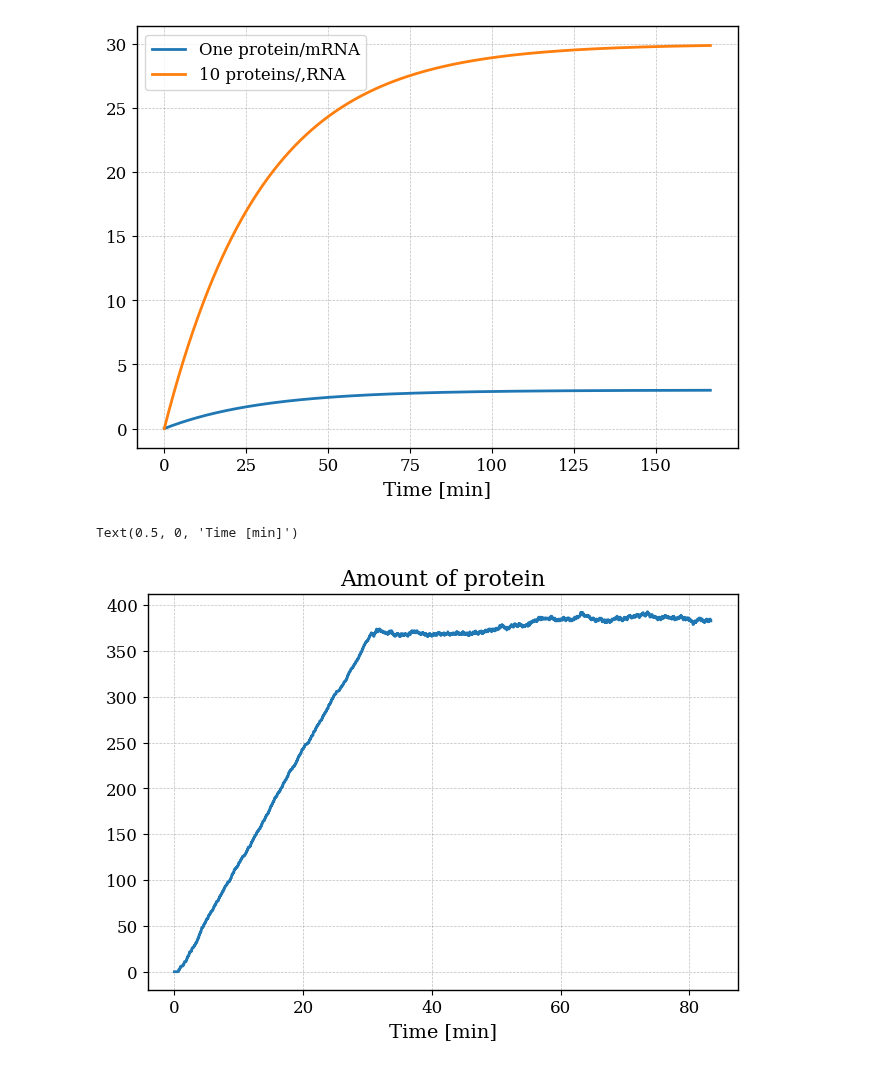
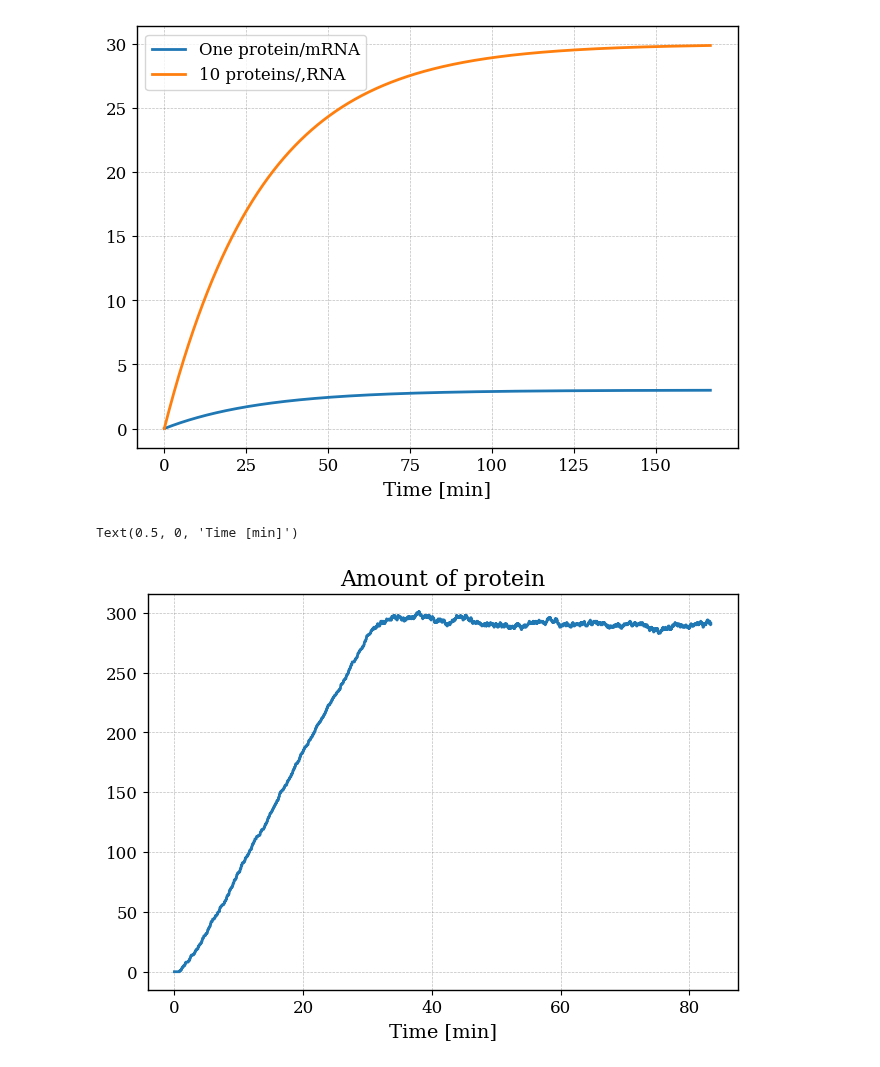
Before and after one commit to RicemanBoy/trafficRNA, a Jupyter notebook: trafficjam.ipynb, the cells around one changed output. Drawn from its saved outputs; the diff is of its cells as text; code cells hidden in the pictures.

```diff
--- a/trafficjam.ipynb
+++ b/trafficjam.ipynb
@@ -31,13 +31,14 @@ plt.legend()
 # %%
 #Task 2
 
-alpha, beta, L = 1, 1, 30
+alpha, beta, L = 0.5, 0.5, 30
 
 #codons = "AGCGCGCGGUCACAACGUUACUGUUAUCGAUCCGGUCGAAAAACUGCUGGCAGUGGGGCAUUACCUCGAAUCUACCGUCGAUAUUGCUGA"
 
 q = np.random.rand(30)
 
 def protein(alpha, beta, q, L, timesteps: int):
+    p_l = 0
     counter = 0                         #protein counter
     ribo = np.zeros(L)                 #tracks where the ribosomes are, 1 = ribosome, 0 = no ribosome
     production = []                     #amount of protein over time
@@ -48,36 +49,52 @@ def protein(alpha, beta, q, L, timesteps: int):
         age = [i+1 for i in age]
         p = np.random.permutation(len(index))       #make sure that the q_i and index stay together after shuffling
         index, q = index[p], q[p]                   #shuffle the codons randomly
+        if ribo[29] == 1:
+            p_l += 1
         for i in index:
             if i == 0:                  #Special case 1: the beginning
                 if random.random() < alpha:
                     if ribo[0] == 0:
                         ribo[0] += 1
             if i == 29:                 #Special case 2: the end
                 if random.random() < beta:
                     if ribo[29] == 1:
                         ribo[29] -= 1
                         counter += 1
                         age.append(0)
             if random.random() < q[i] and i != 29:
                 if ribo[i] == 1 and ribo[i+1] == 0:
                     ribo[i+1] += 1
                     ribo[i] -= 1
         dead = [j>1799 for j in age]
         dead = len([i for i in dead if i == True])
         if dead == 1:
             counter -= 1
             age.pop(0)
         production.append(counter)
-    return time, production
+        if p_l != 0:
+            p_l = p_l/timesteps
+    return time, production, p_l
 
-x,y = protein(alpha, beta, q, L, 5000)
+def stochastic(alpha, beta, q, L, timesteps, shots: int):
+    y_all = np.array([0 for i in range(timesteps)])
+    for i in range(shots):
+        x,y,_ = protein(alpha, beta, q, L, timesteps)
+        y_all = np.vstack((y_all, y))
+    y_avg, y_std = [], []
+    for i in y_all.T:
+        y_avg.append(np.mean(i))
+        y_std.append(np.std(i))
+    x,_,_ = protein(alpha, beta, q, L, timesteps)
+    return x,y_all, y_avg, y_std
+
+x,y,_ = protein(alpha, beta, q, L, 5000)
 
 x = [i/60 for i in x]
 
 plt.plot(x,y)
 plt.title("Amount of protein")
 plt.xlabel("Time [min]")
 # %% [output]
 Text(0.5, 0, 'Time [min]')
-[figure, old version]
+[figure, new version]
```
Also changed, not shown: parts of 4 cells of this notebook.
